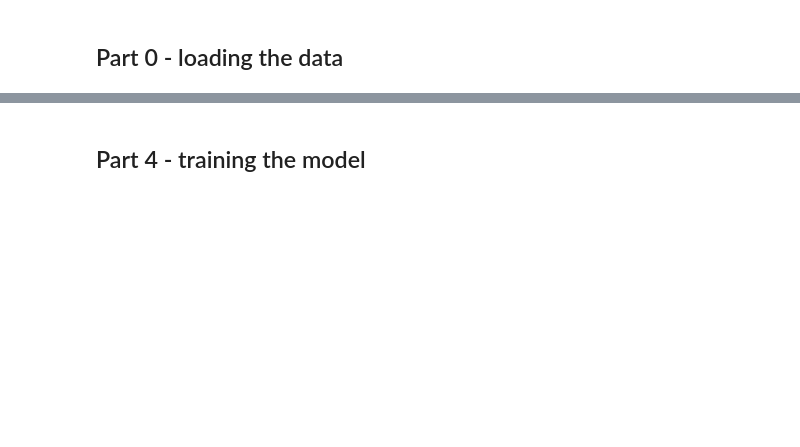
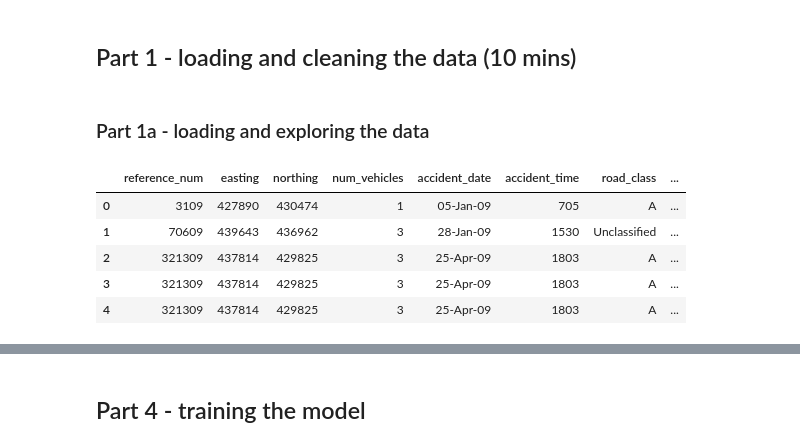
Before and after one commit to INRIX-rebecca-davey/python-ml-workshop, a Jupyter notebook: code/complete_notebook.ipynb, the cells around one changed output, grey strips where cells are left out. Drawn from its saved outputs; the diff is of its cells as text; code cells hidden in the pictures; blank space fills up the shorter version.

```diff
--- a/code/complete_notebook.ipynb
+++ b/code/complete_notebook.ipynb
@@ -11,4 +12,6 @@ import numpy as np # for useful numerical operations
 
 %matplotlib inline
+# %% [markdown]
+## Part 1 - loading and cleaning the data (10 mins)
 # %% [markdown]
-## Part 0 - loading the data
+### Part 1a - loading and exploring the data
@@ -16,0 +18,14 @@ df = pd.read_csv("../data/all.csv", encoding='latin1')
+# %%
+# load in the csv of our data, without specifying any options
+dataPath = "../data/raw.csv"
+df = pd.read_csv(dataPath)
+# %%
+# use the head function to see the top N rows of the dataframe
+df.head(5)
+# %% [output]
+|  | reference_num | easting | northing | num_vehicles | accident_date | accident_time | road_class | ... |
+| 0 | 3109 | 427890 | 430474 | 1 | 05-Jan-09 | 705 | A | ... |
+| 1 | 70609 | 439643 | 436962 | 3 | 28-Jan-09 | 1530 | Unclassified | ... |
+| 2 | 321309 | 437814 | 429825 | 3 | 25-Apr-09 | 1803 | A | ... |
+| 3 | 321309 | 437814 | 429825 | 3 | 25-Apr-09 | 1803 | A | ... |
+| 4 | 321309 | 437814 | 429825 | 3 | 25-Apr-09 | 1803 | A | ... |
```
Also changed, not shown: parts of 59 cells of this notebook.
